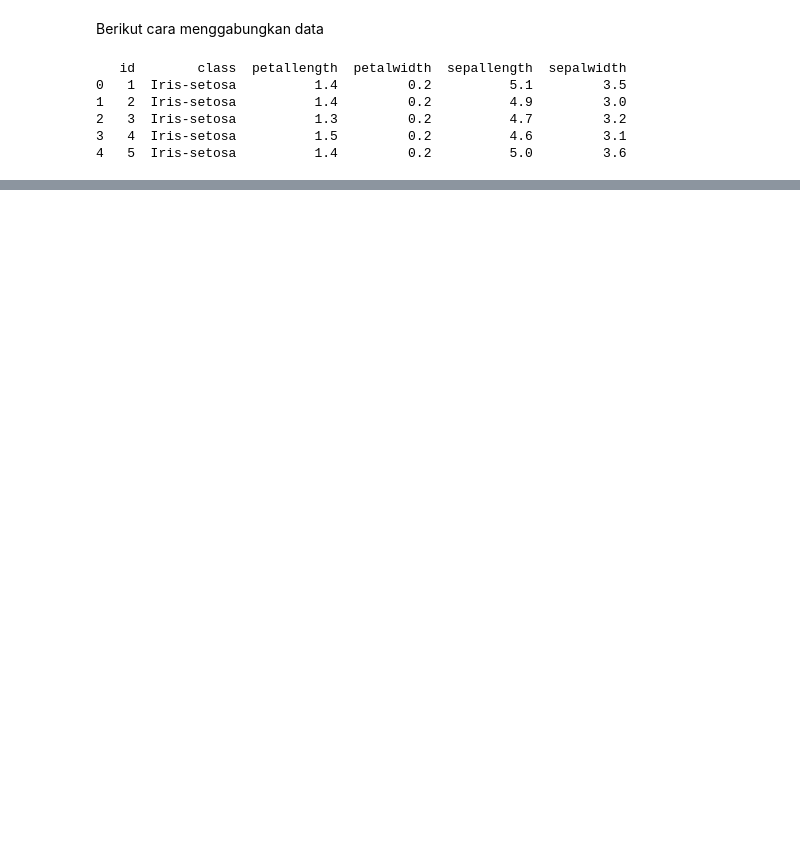
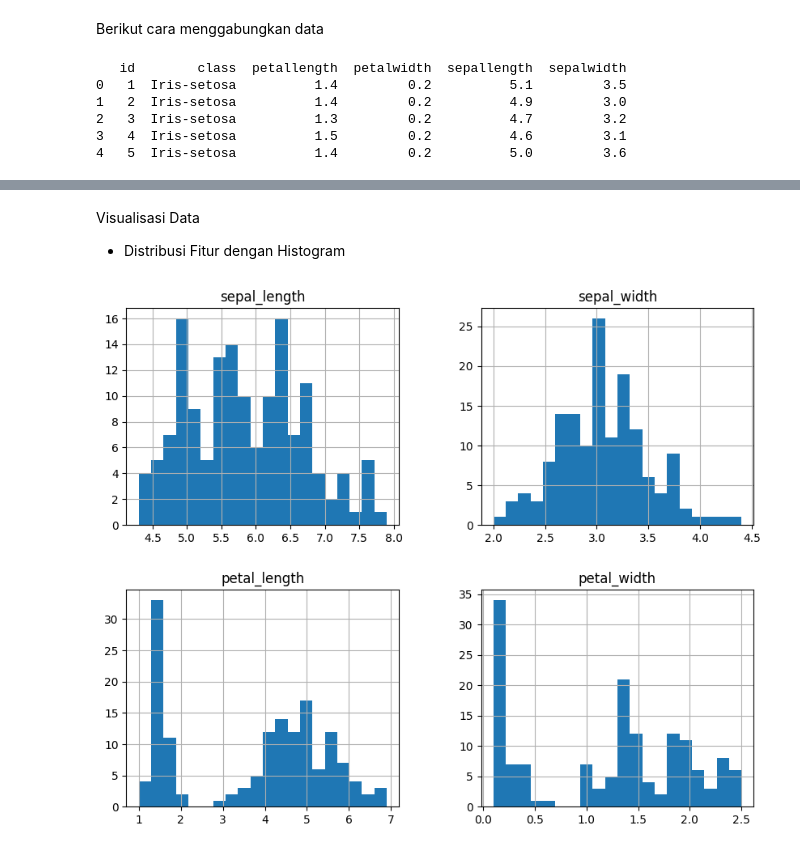
Before and after one commit to AqbilBarakaa/pendata, a Jupyter notebook: pendata/_build/jupyter_execute/Memahami_data.ipynb, the cells around one changed output, grey strips where cells are left out. Drawn from its saved outputs; the diff is of its cells as text; code cells hidden in the pictures; blank space fills up the shorter version.

```diff
--- a/pendata/_build/jupyter_execute/Memahami_data.ipynb
+++ b/pendata/_build/jupyter_execute/Memahami_data.ipynb
@@ -145,0 +153,10 @@ df_combined.to_csv("db_gabungan.csv", index=False)
+# %%
+import pandas as pd
+import seaborn as sns
+import matplotlib.pyplot as plt
+
+# Load dataset Iris dari seaborn
+df = sns.load_dataset("iris")
+
+# Menampilkan 5 baris pertama
+print(df.head())
@@ -145,0 +196,9 @@ df_combined.to_csv("db_gabungan.csv", index=False)
+# %% [markdown]
+Visualisasi Data
+
+- Distribusi Fitur dengan Histogram
+# %%
+df.hist(figsize=(10, 8), bins=20)
+plt.show()
+# %% [output]
+[figure, added]
```
Also changed, not shown: parts of 13 cells of this notebook, 13 other files.
